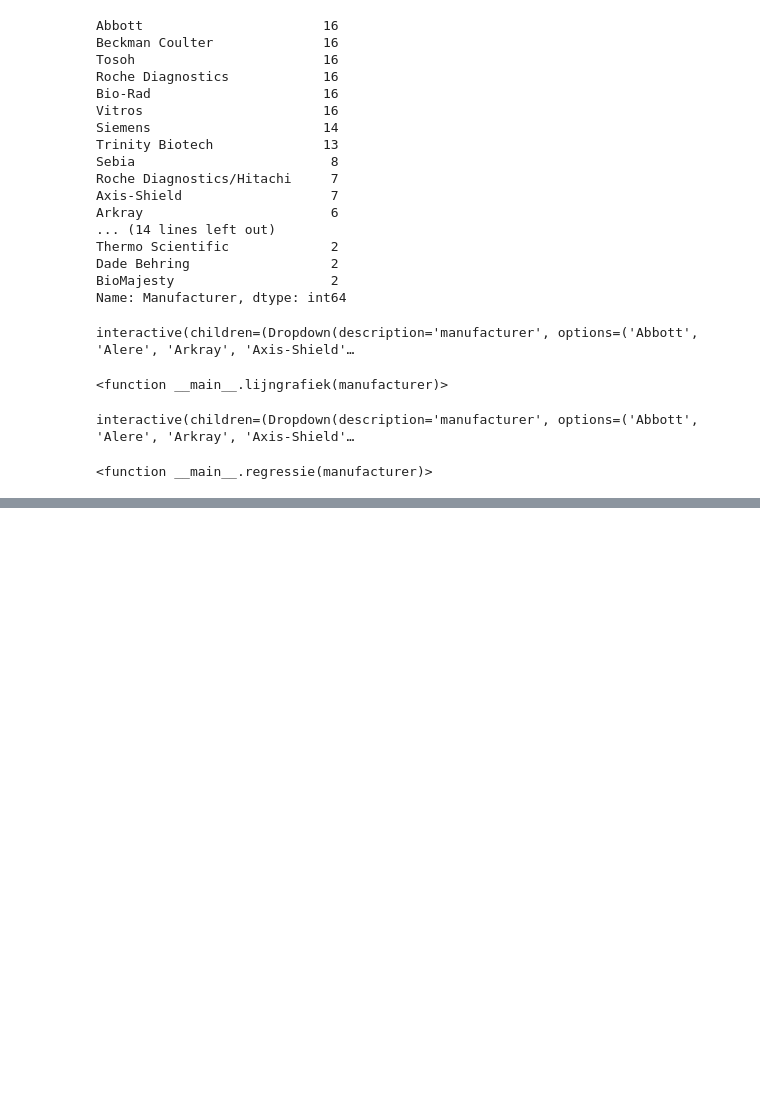
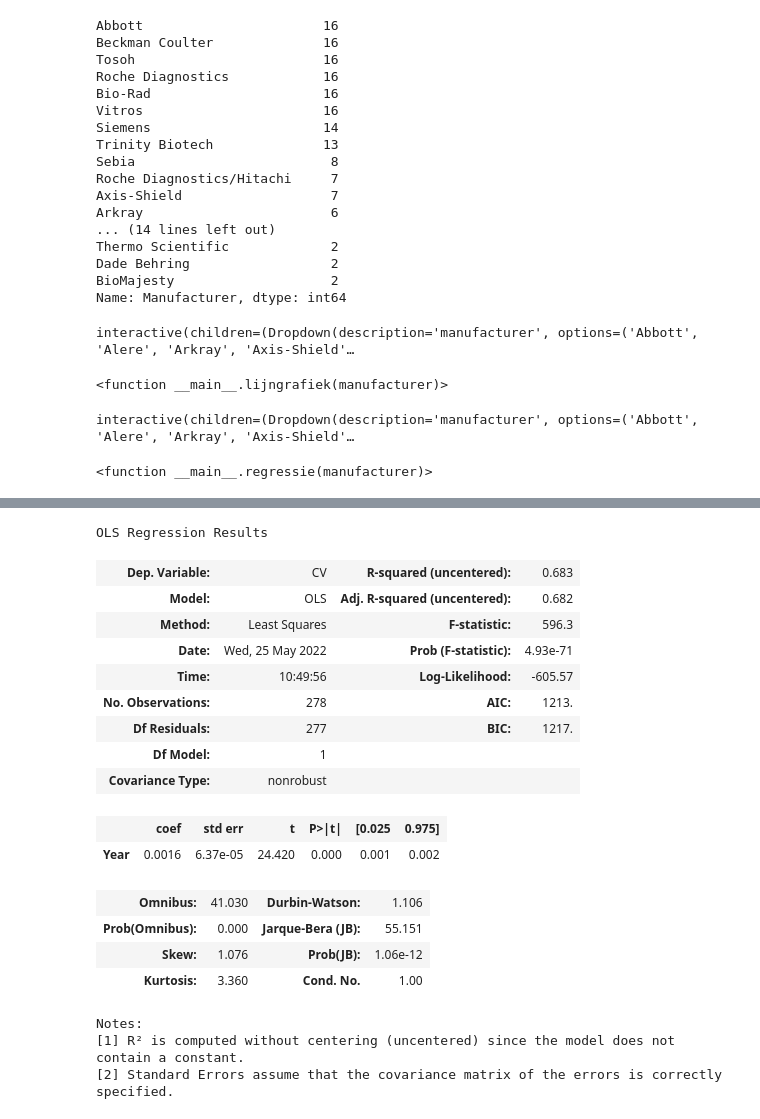
Before and after one commit to DSa-HbA1c/Predictions, a Jupyter notebook: Prediction Justin Corné.ipynb, the cells around one changed output, grey strips where cells are left out. Cells and saved outputs as stored; diff of their text form; code cells hidden in the pictures; blank space fills up the shorter version.

Commit message:
added linear regression

```diff
--- a/Prediction Justin Corné.ipynb
+++ b/Prediction Justin Corné.ipynb
@@ -180,0 +227,36 @@ interactive(children=(Dropdown(description='manufacturer', options=('Abbott', 'A
+# %%
+import statsmodels.api as sm
+def regressie02(manufacturer):
+    tempdf = df2[df2["Manufacturer"]== manufacturer].dropna()
+    X = tempdf["Year"]
+    y = tempdf["CV"]
+
+    # Fit and make the predictions by the model
+    model = sm.OLS(y, X).fit()
+    predictions = model.predict(X)
+
+    # Print out the statistics
+    return model.summary()
+#     return tempdf
+# %%
+regressie02("Abbott")
+# %% [output]
+OLS Regression Results
+| Dep. Variable: | CV | R-squared (uncentered): | 0.683 |
+| Model: | OLS | Adj. R-squared (uncentered): | 0.682 |
+| Method: | Least Squares | F-statistic: | 596.3 |
+| Date: | Wed, 25 May 2022 | Prob (F-statistic): | 4.93e-71 |
+| Time: | 10:49:56 | Log-Likelihood: | -605.57 |
+| No. Observations: | 278 | AIC: | 1213. |
+| Df Residuals: | 277 | BIC: | 1217. |
+| Df Model: | 1 |  |  |
+| Covariance Type: | nonrobust |  |  |
+|  | coef | std err | t | P>|t| | [0.025 | 0.975] |
+| Year | 0.0016 | 6.37e-05 | 24.420 | 0.000 | 0.001 | 0.002 |
+| Omnibus: | 41.030 | Durbin-Watson: | 1.106 |
+| Prob(Omnibus): | 0.000 | Jarque-Bera (JB): | 55.151 |
+| Skew: | 1.076 | Prob(JB): | 1.06e-12 |
+| Kurtosis: | 3.360 | Cond. No. | 1.00 |
+Notes:
+[1] R² is computed without centering (uncentered) since the model does not contain a constant.
+[2] Standard Errors assume that the covariance matrix of the errors is correctly specified.
```
Also changed, not shown: parts of 11 cells of this notebook.
